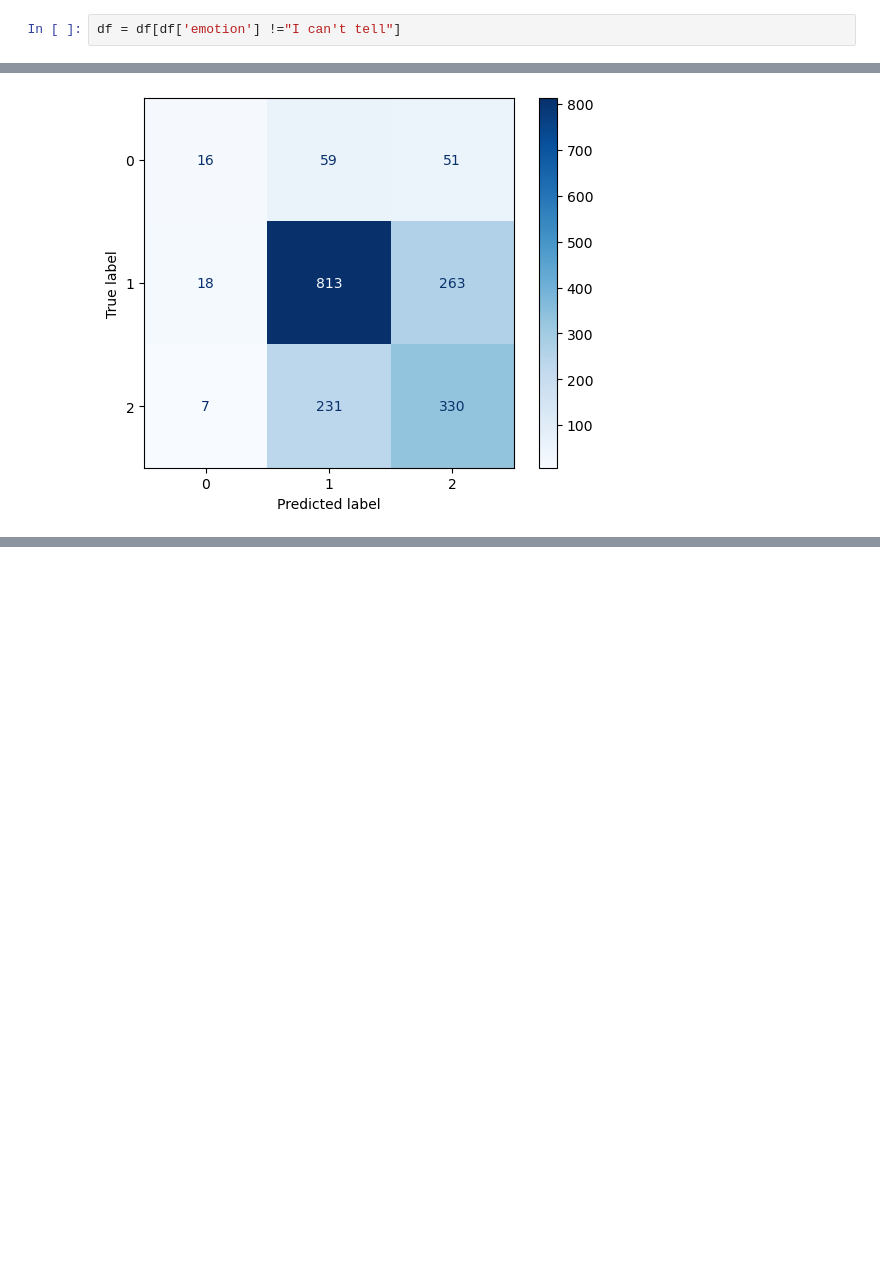
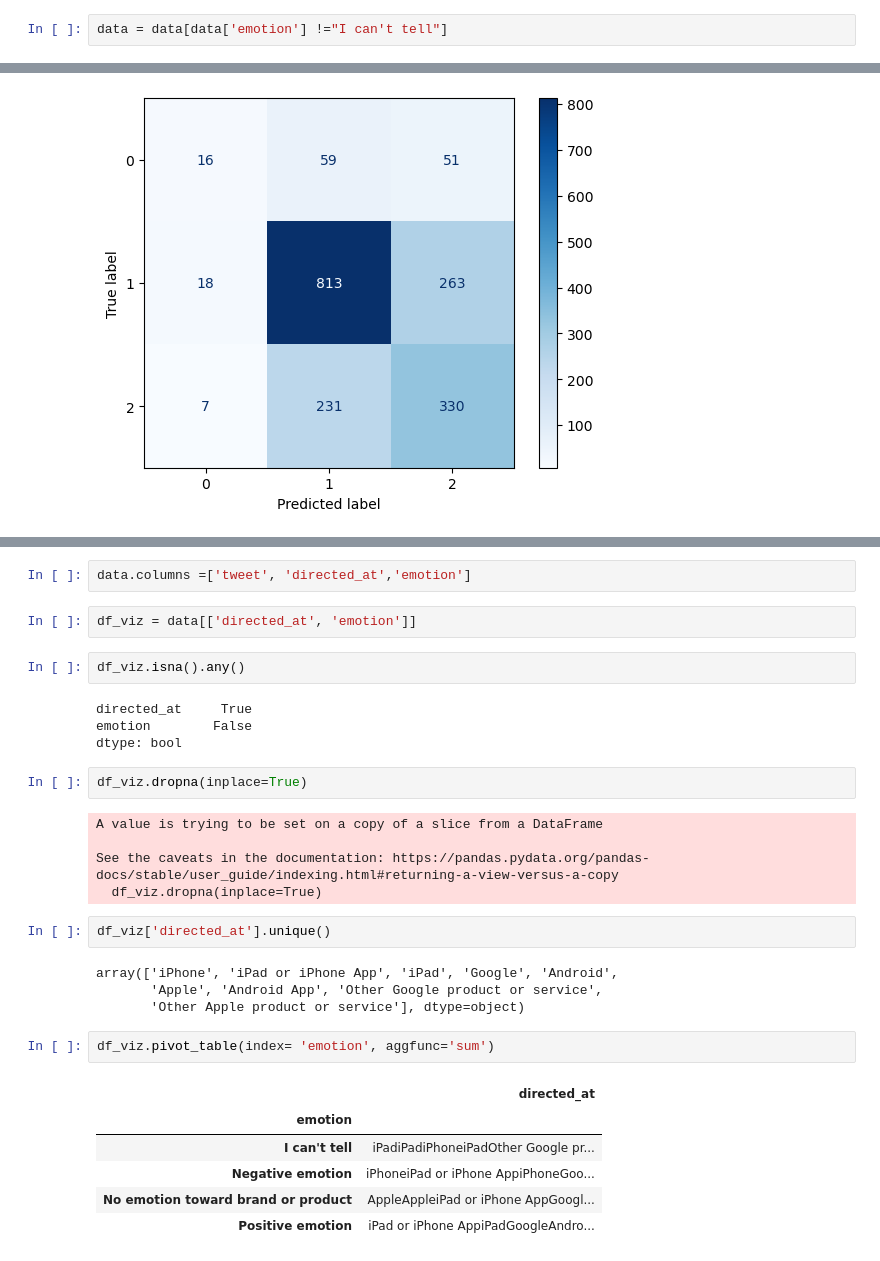
Before and after one commit to axt0895/ML_Project, a Jupyter notebook: Sentment-Analysis-Of-Tweet.ipynb, the cells around one changed output, grey strips where cells are left out. Drawn from its saved outputs; the diff is of its cells as text; blank space fills up the shorter version.

```diff
--- a/Sentment-Analysis-Of-Tweet.ipynb
+++ b/Sentment-Analysis-Of-Tweet.ipynb
@@ -75,5 +75,5 @@ df[df['emotion'] == "I can't tell"]
 # %% [markdown]
 Here we only include the records with just three emotion
 # %%
-df = df[df['emotion'] !="I can't tell"]
+data = data[data['emotion'] !="I can't tell"]
 # %%
@@ -248,0 +283,32 @@ Confusion Matrix: [[ 16  59  51]
+# %%
+data.columns =['tweet', 'directed_at','emotion']
+# %%
+df_viz = data[['directed_at', 'emotion']]
+# %%
+df_viz.isna().any()
+# %% [output]
+directed_at     True
+emotion        False
+dtype: bool
+# %%
+df_viz.dropna(inplace=True)
+# %% [output]
+A value is trying to be set on a copy of a slice from a DataFrame
+
+See the caveats in the documentation: https://pandas.pydata.org/pandas-docs/stable/user_guide/indexing.html#returning-a-view-versus-a-copy
+  df_viz.dropna(inplace=True)
+# %%
+df_viz['directed_at'].unique()
+# %% [output]
+array(['iPhone', 'iPad or iPhone App', 'iPad', 'Google', 'Android',
+       'Apple', 'Android App', 'Other Google product or service',
+       'Other Apple product or service'], dtype=object)
+# %%
+df_viz.pivot_table(index= 'emotion', aggfunc='sum')
+# %% [output]
+|  | directed_at |
+| emotion |  |
+| I can't tell | iPadiPadiPhoneiPadOther Google pr... |
+| Negative emotion | iPhoneiPad or iPhone AppiPhoneGoo... |
+| No emotion toward brand or product | AppleAppleiPad or iPhone AppGoogl... |
+| Positive emotion | iPad or iPhone AppiPadGoogleAndro... |
```
Also changed, not shown: parts of 12 cells of this notebook, 1 other file.
